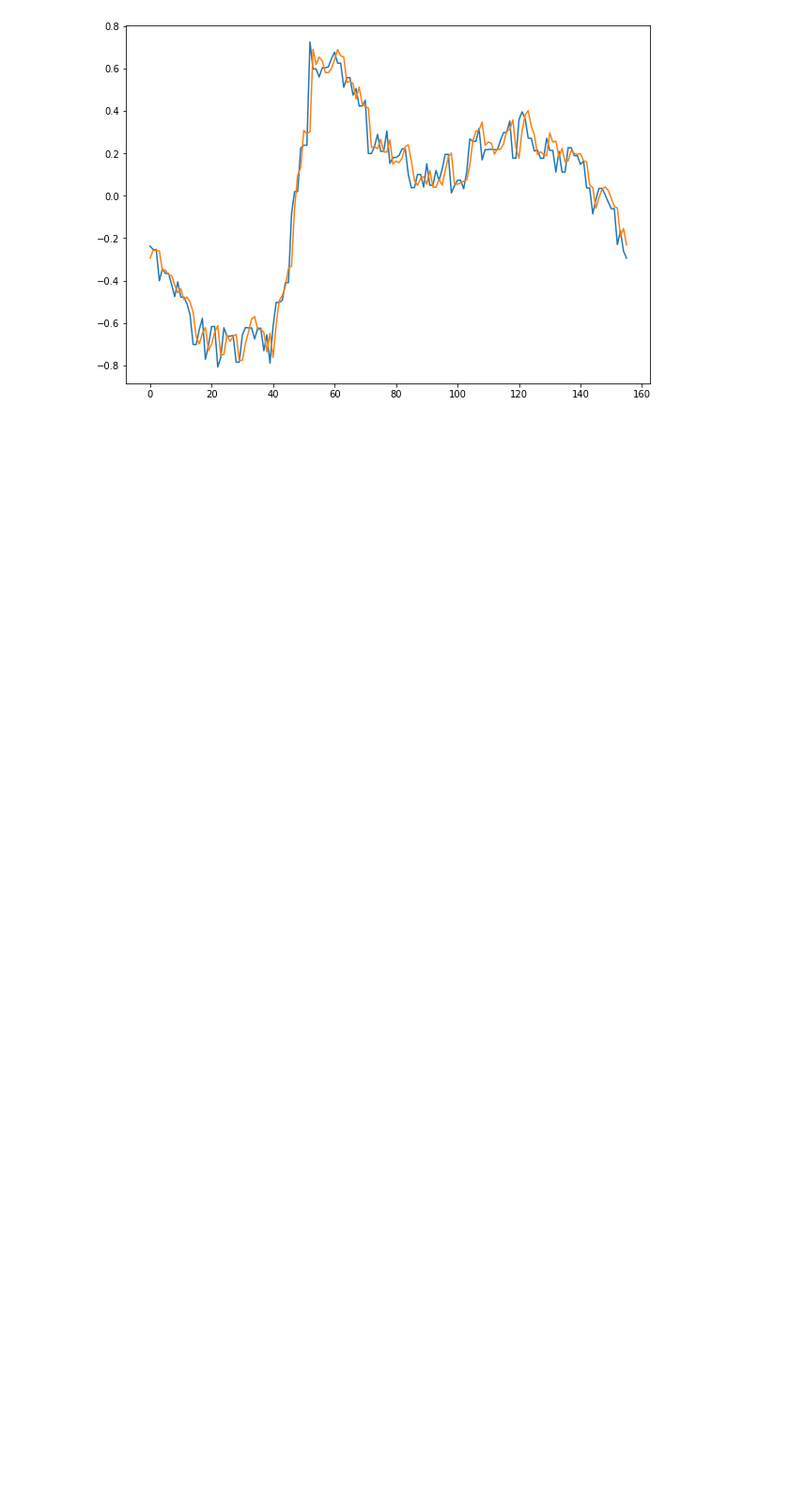
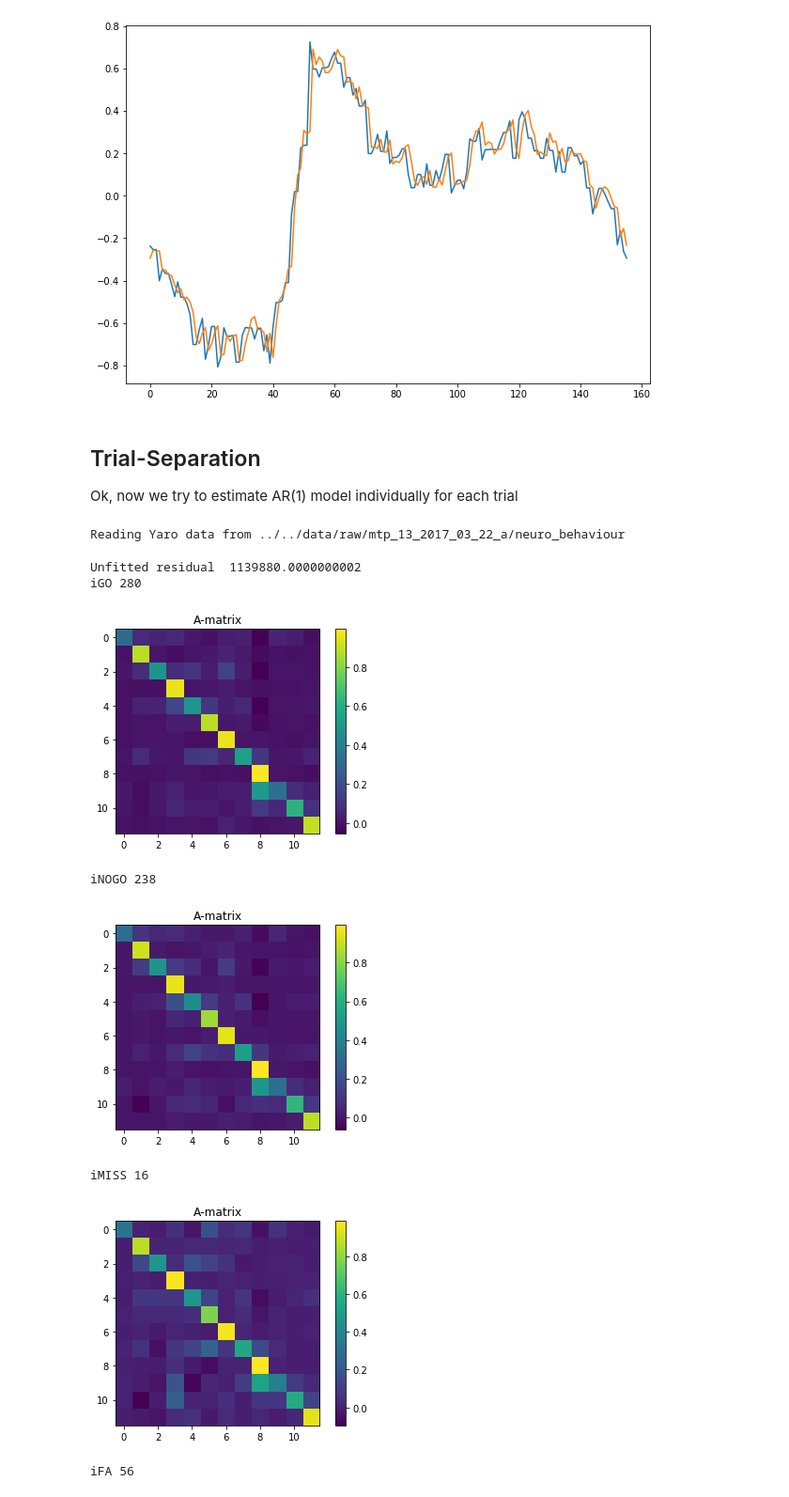
Before and after one commit to aleksejs-fomins/TNU2019-Project, a Jupyter notebook: src/mar/mar_naive_analytic_withbehaviour.ipynb, the cells around one changed output. Shown at 94% size. Saved outputs shown, nothing was run; the diff lists cells and outputs as text; code cells hidden in the pictures; blank space fills up the shorter version.

```diff
--- a/src/mar/mar_naive_analytic_withbehaviour.ipynb
+++ b/src/mar/mar_naive_analytic_withbehaviour.ipynb
@@ -143,3 +149,45 @@ plt.show()
 [figure]
 [figure]
 [figure]
+# %% [markdown]
+## Trial-Separation
+
+Ok, now we try to estimate AR(1) model individually for each trial
+# %%
+#data_path = gui_fpath("Select data path", './')
+data_path = '../../data/raw/mtp_13_2017_03_22_a/neuro_behaviour'
+
+# Read LVM file from command line
+dataNeuroRaw, behaviour = read_neuro_perf(data_path)
+# %% [output]
+Reading Yaro data from ../../data/raw/mtp_13_2017_03_22_a/neuro_behaviour
+# %%
+print("Unfitted residual ", np.linalg.norm(dataNeuroTP)**2)
+
+for behType in ['iGO', 'iNOGO', 'iMISS', 'iFA']:
+    print(behType, len(behaviour[behType]))
+
+    idxTrial = behaviour[behType] - 1
+#     A_lst, B = AR_MLE(dataNeuroTP[:, idxTrial, :], 1, dataBehaviourTP[:, idxTrial, :])
+    A_lst = AR_MLE(dataNeuroTP[:, idxTrial, :], 1)
+
+    plt.figure()
+    plt.title('A-matrix')
+    plt.imshow(A_lst[0])
+    plt.colorbar()
+    plt.show()
+
+#     plt.figure()
+#     plt.title('B-matrix')
+#     plt.imshow(B)
+#     plt.colorbar()
+#     plt.show()
+# %% [output]
+Unfitted residual  1139880.0000000002
+iGO 280
+[figure, added]
+iNOGO 238
+[figure, added]
+iMISS 16
+[figure, added]
+iFA 56
```
Also changed, not shown: parts of 4 cells of this notebook, 3 other files.
